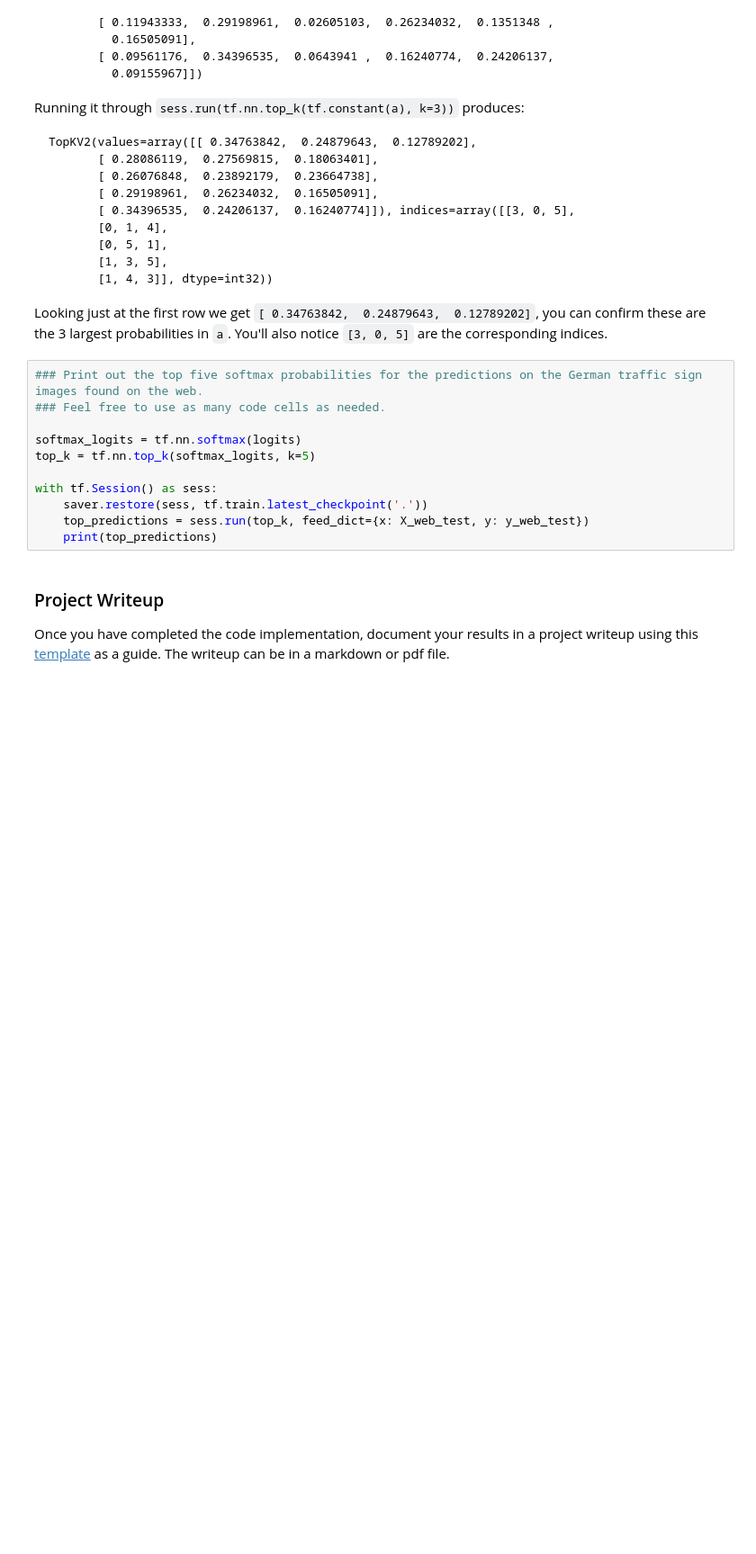
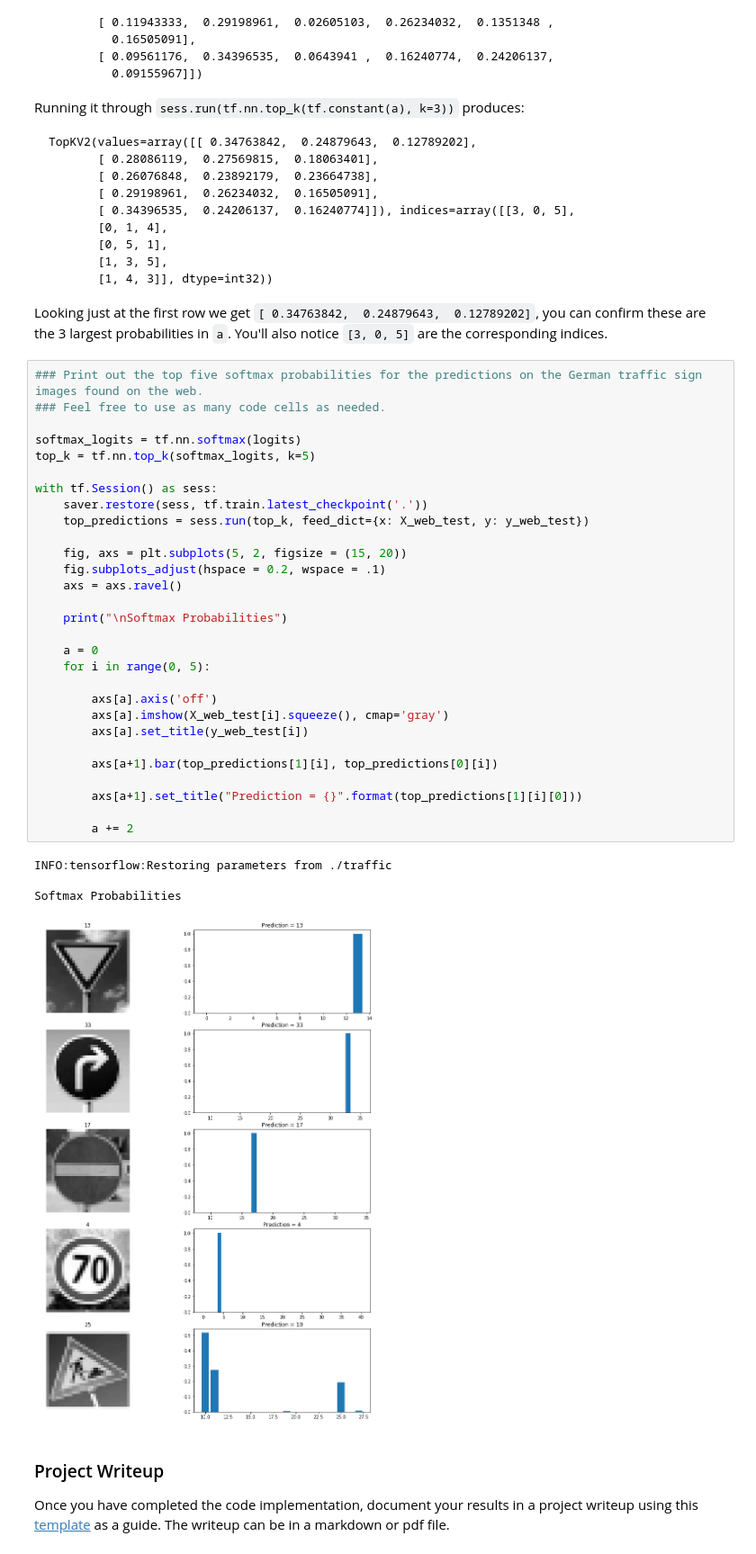
Before and after one commit to PedroHRPBS/CarND-Traffic-Sign-Classifier-Project, a Jupyter notebook: Traffic_Sign_Classifier.ipynb, the cells around one changed output. Shown at 90% size. Drawn from its saved outputs; the diff is of its cells as text; blank space fills up the shorter version.

```diff
--- a/Traffic_Sign_Classifier.ipynb
+++ b/Traffic_Sign_Classifier.ipynb
@@ -829,14 +845,37 @@ Looking just at the first row we get `[ 0.34763842,  0.24879643,  0.12789202]`,
 # %%
 ### Print out the top five softmax probabilities for the predictions on the German traffic sign images found on the web.
 ### Feel free to use as many code cells as needed.
 
 softmax_logits = tf.nn.softmax(logits)
 top_k = tf.nn.top_k(softmax_logits, k=5)
 
 with tf.Session() as sess:
     saver.restore(sess, tf.train.latest_checkpoint('.'))
     top_predictions = sess.run(top_k, feed_dict={x: X_web_test, y: y_web_test})
-    print(top_predictions)
+
+    fig, axs = plt.subplots(5, 2, figsize = (15, 20))
+    fig.subplots_adjust(hspace = 0.2, wspace = .1)
+    axs = axs.ravel()
+
+    print("\nSoftmax Probabilities")
+
+    a = 0
+    for i in range(0, 5):
+
+        axs[a].axis('off')
+        axs[a].imshow(X_web_test[i].squeeze(), cmap='gray')
+        axs[a].set_title(y_web_test[i])
+
+        axs[a+1].bar(top_predictions[1][i], top_predictions[0][i])
+
+        axs[a+1].set_title("Prediction = {}".format(top_predictions[1][i][0]))
+
+        a += 2
+# %% [output]
+INFO:tensorflow:Restoring parameters from ./traffic
+
+Softmax Probabilities
+[figure, added]
 # %% [markdown]
 ### Project Writeup
 
```
Also changed, not shown: parts of 4 cells of this notebook.
